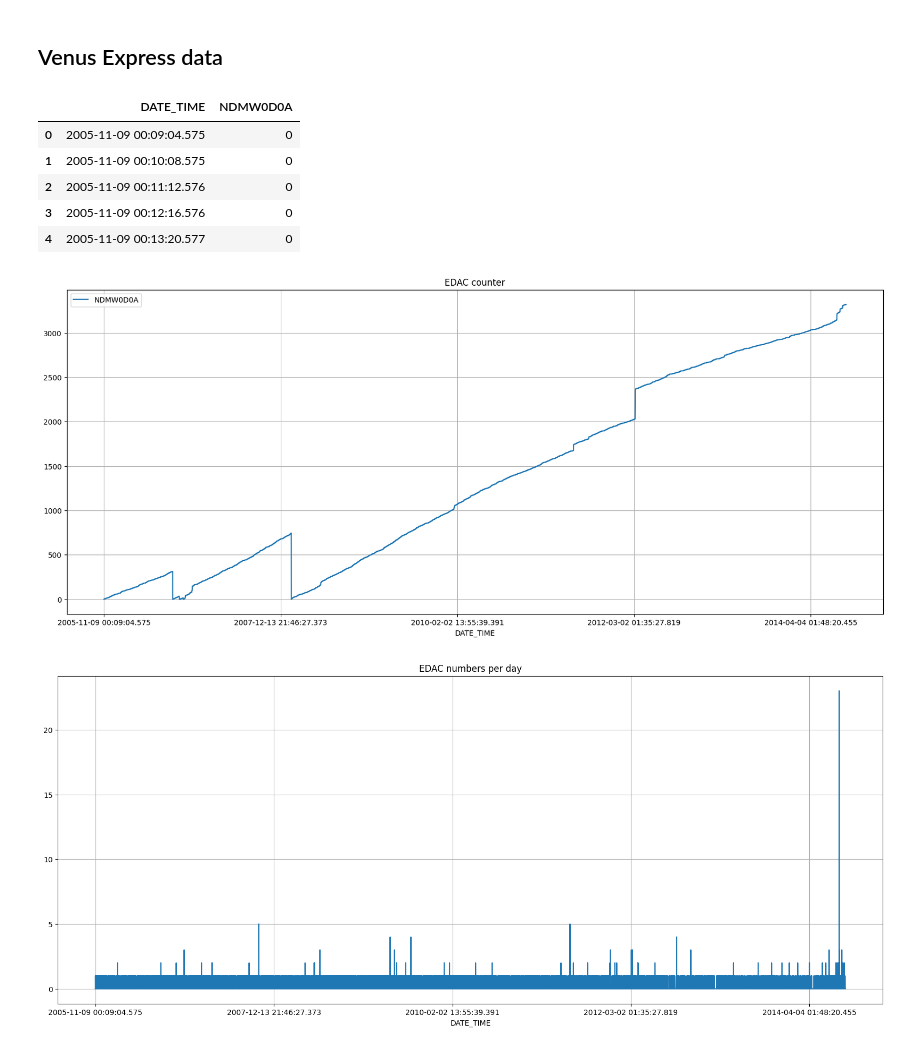
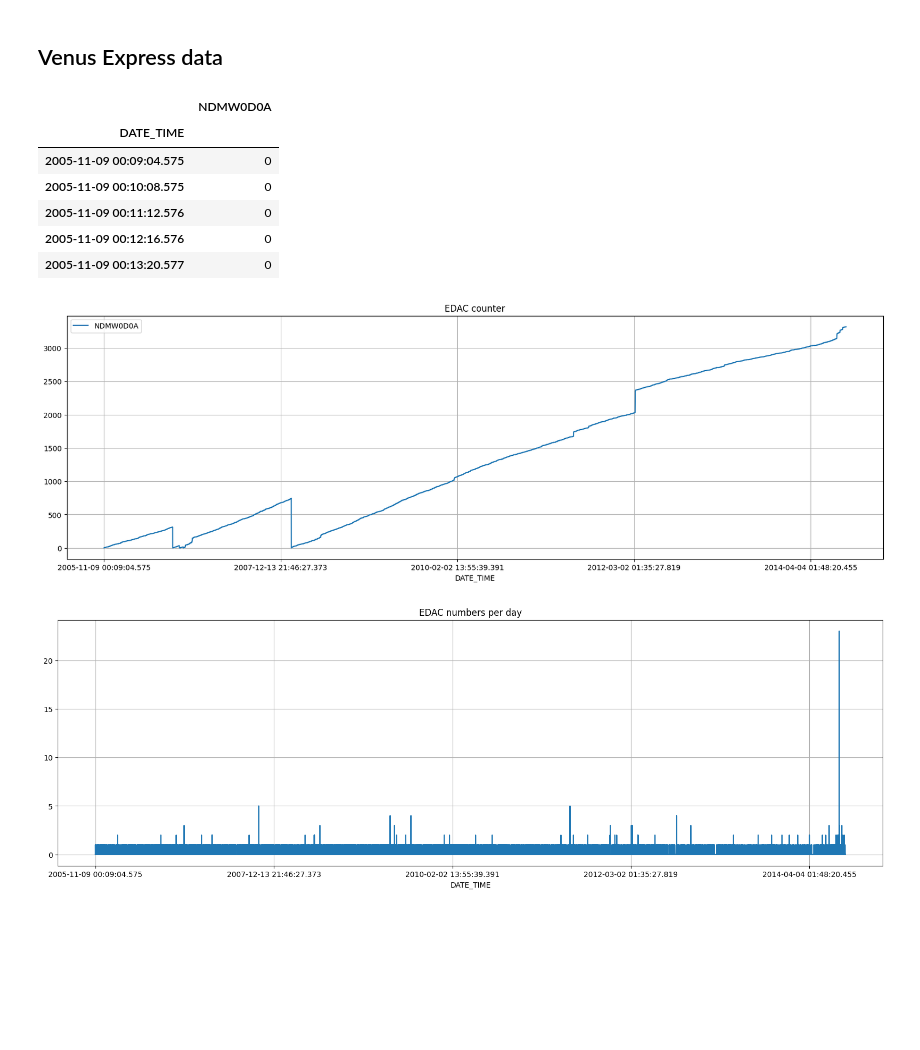
Before and after one commit to CS-433/ml-project-2-ml4esa, a Jupyter notebook: NoteBook.ipynb, the cells around one changed output. Drawn from its saved outputs; the diff is of its cells as text; code cells hidden in the pictures; blank space fills up the shorter version.

```diff
--- a/NoteBook.ipynb
+++ b/NoteBook.ipynb
@@ -17,42 +17,42 @@ import statsmodels.formula.api as smf
 # %%
 data_path = "DATA/"
 
-Mex_df = pd.read_csv(data_path+"Mex_daily_edac.txt", sep='\t')
-Mex_offset_df = pd.read_csv(data_path+"MeX_EDAC_offset.txt", sep='\t')
-Nac_df = pd.read_csv(data_path+"Nac_daily_edac.txt", sep='\t')
-Ndm_df = pd.read_csv(data_path+"Ndm_daily_edac.txt", sep='\t')
-Ros_nac_offset_df = pd.read_csv(data_path+"Ros_AOCS_NAC_offset.txt", sep='\t')
-Ros_ndm_offset_df = pd.read_csv(data_path+"Ros_AOCS_NDM_offset.txt", sep='\t')
-Vex_df = pd.read_csv(data_path+"VEX_NDMW0D0A_2023_01_11_12_55_55.900.txt", sep='\t')
-Vex_boundary_df = pd.read_csv(data_path+"VEX-ICME-boundaries.csv")
+mex_df = pd.read_csv(data_path+"Mex_daily_edac.txt", sep='\t')
+mex_offset_df = pd.read_csv(data_path+"MeX_EDAC_offset.txt", sep='\t')
+nac_df = pd.read_csv(data_path+"Nac_daily_edac.txt", sep='\t')
+ndm_df = pd.read_csv(data_path+"Ndm_daily_edac.txt", sep='\t')
+ros_nac_offset_df = pd.read_csv(data_path+"Ros_AOCS_NAC_offset.txt", sep='\t')
+ros_ndm_offset_df = pd.read_csv(data_path+"Ros_AOCS_NDM_offset.txt", sep='\t')
+vex_df = pd.read_csv(data_path+"VEX_NDMW0D0A_2023_01_11_12_55_55.900.txt", sep='\t')
+vex_boundary_df = pd.read_csv(data_path+"VEX-ICME-boundaries.csv")
 # %% [markdown]
 ## Venus Express data
 # %%
-display(Vex_df.head())
-Vex_df.DATE_TIME.apply(lambda d: datetime.strptime(d, '%Y-%m-%d %H:%M:%S.%f'))
-Vex_df.set_index('DATE_TIME', inplace=True)
+vex_df.DATE_TIME.apply(lambda d: datetime.strptime(d, '%Y-%m-%d %H:%M:%S.%f'))
+vex_df.set_index('DATE_TIME', inplace=True)
+display(vex_df.head())
 # %% [output]
-|  | DATE_TIME | NDMW0D0A |
-| 0 | 2005-11-09 00:09:04.575 | 0 |
-| 1 | 2005-11-09 00:10:08.575 | 0 |
-| 2 | 2005-11-09 00:11:12.576 | 0 |
-| 3 | 2005-11-09 00:12:16.576 | 0 |
-| 4 | 2005-11-09 00:13:20.577 | 0 |
+|  | NDMW0D0A |
+| DATE_TIME |  |
+| 2005-11-09 00:09:04.575 | 0 |
+| 2005-11-09 00:10:08.575 | 0 |
+| 2005-11-09 00:11:12.576 | 0 |
+| 2005-11-09 00:12:16.576 | 0 |
+| 2005-11-09 00:13:20.577 | 0 |
 # %%
-Vex_df.plot(kind='line', figsize=(20,8))
+vex_df.plot(kind='line', figsize=(20,6))
 plt.title('EDAC counter')
 plt.grid()
 plt.show()
 # %% [output]
-[figure, old version]
+[figure, new version]
 # %%
-Vex_df.columns.tolist()
-Vex_df['EDAC'] = Vex_df['NDMW0D0A'].diff().bfill().astype(int).map(lambda x: max(0, x))
+vex_df['EDAC'] = vex_df['NDMW0D0A'].diff().bfill().astype(int).map(lambda x: max(0, x))
 
-Vex_df['EDAC'].plot(kind='line', figsize=(20,8))
+vex_df['EDAC'].plot(kind='line', figsize=(20,6))
 plt.title('EDAC numbers per day')
 plt.grid()
 plt.show()
 # %% [output]
-[figure, old version]
+[figure, new version]
 # %%
```
Also changed, not shown: parts of 1 cell of this notebook.
